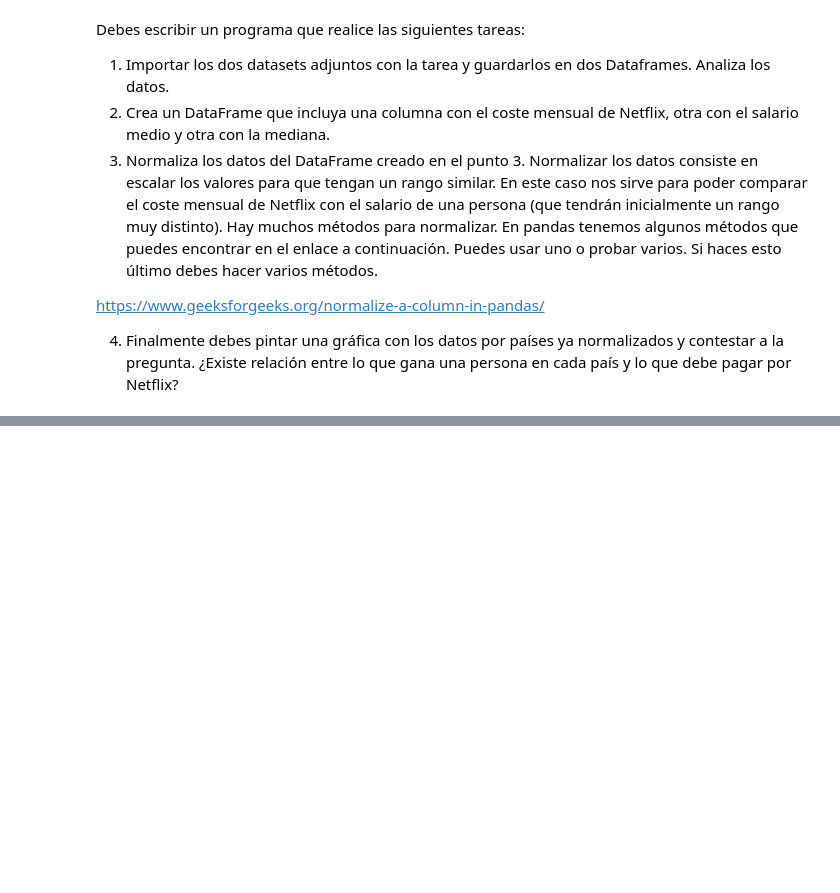
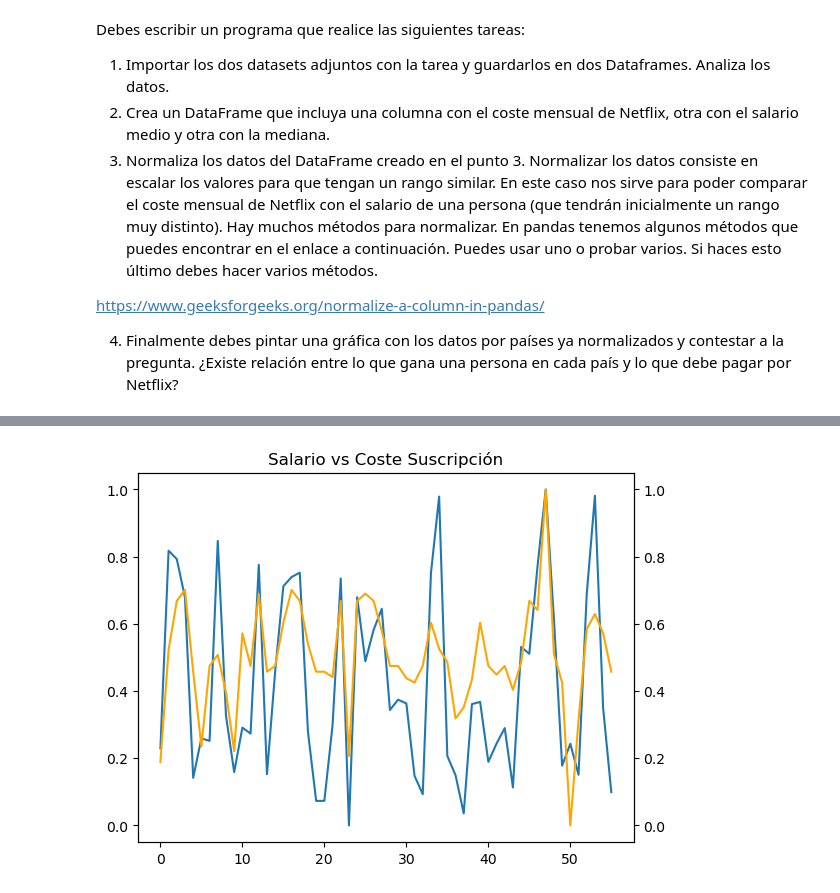
Before and after one commit to carmencnles/PIA-CASA, a Jupyter notebook: Primer trimestre/Unidad2_8/Actividad2_8.ipynb, the cells around one changed output, grey strips where cells are left out. Cells and saved outputs as stored; diff of their text form; code cells hidden in the pictures; blank space fills up the shorter version.

```diff
--- a/Primer trimestre/Unidad2_8/Actividad2_8.ipynb
+++ b/Primer trimestre/Unidad2_8/Actividad2_8.ipynb
@@ -14,0 +75,6 @@ https://www.geeksforgeeks.org/normalize-a-column-in-pandas/
+# %%
+# Para normalizar los datos
+from sklearn.preprocessing import MinMaxScaler
+escalador = MinMaxScaler()
+df_conjunto[['Coste suscripcion / mes','Salario Mensual','Mediana']] = escalador.fit_transform(df_conjunto[['Coste suscripcion / mes','Salario Mensual','Mediana']])
+df_conjunto.head()
@@ -14,0 +88,11 @@ https://www.geeksforgeeks.org/normalize-a-column-in-pandas/
+# %%
+fig, ax1 = plt.subplots()
+ax2 = ax1.twinx()
+plt.title("Salario vs Coste Suscripción") # Título
+
+ax1.plot(df_conjunto["Salario Mensual"]) # Eje X
+ax2.plot(df_conjunto["Coste suscripcion / mes"], color="orange") # Eje Y
+
+plt.show() # Mostrar gráfica
+# %% [output]
+[figure, added]
```
Also changed, not shown: parts of 2 cells of this notebook, 42 other files.
